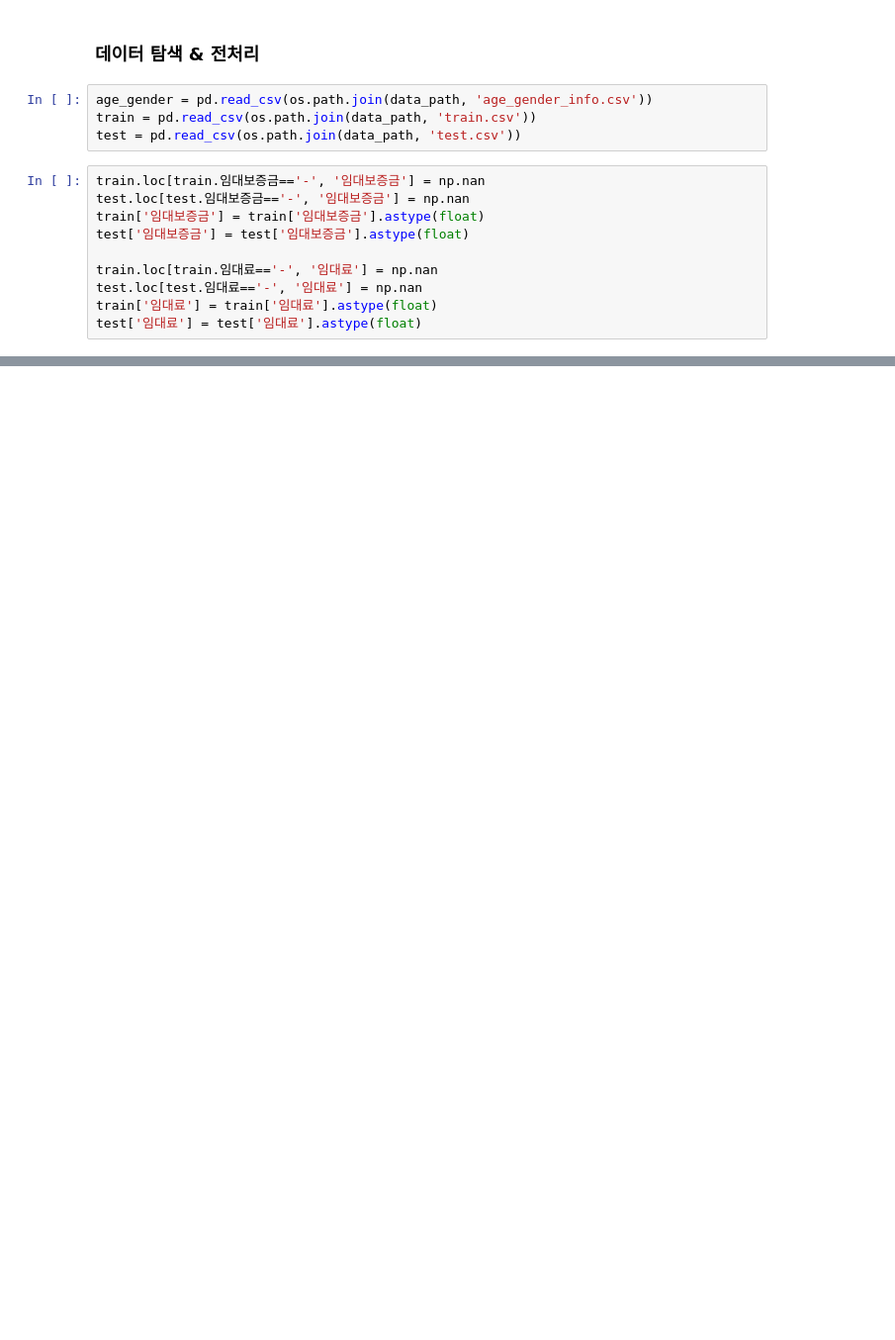
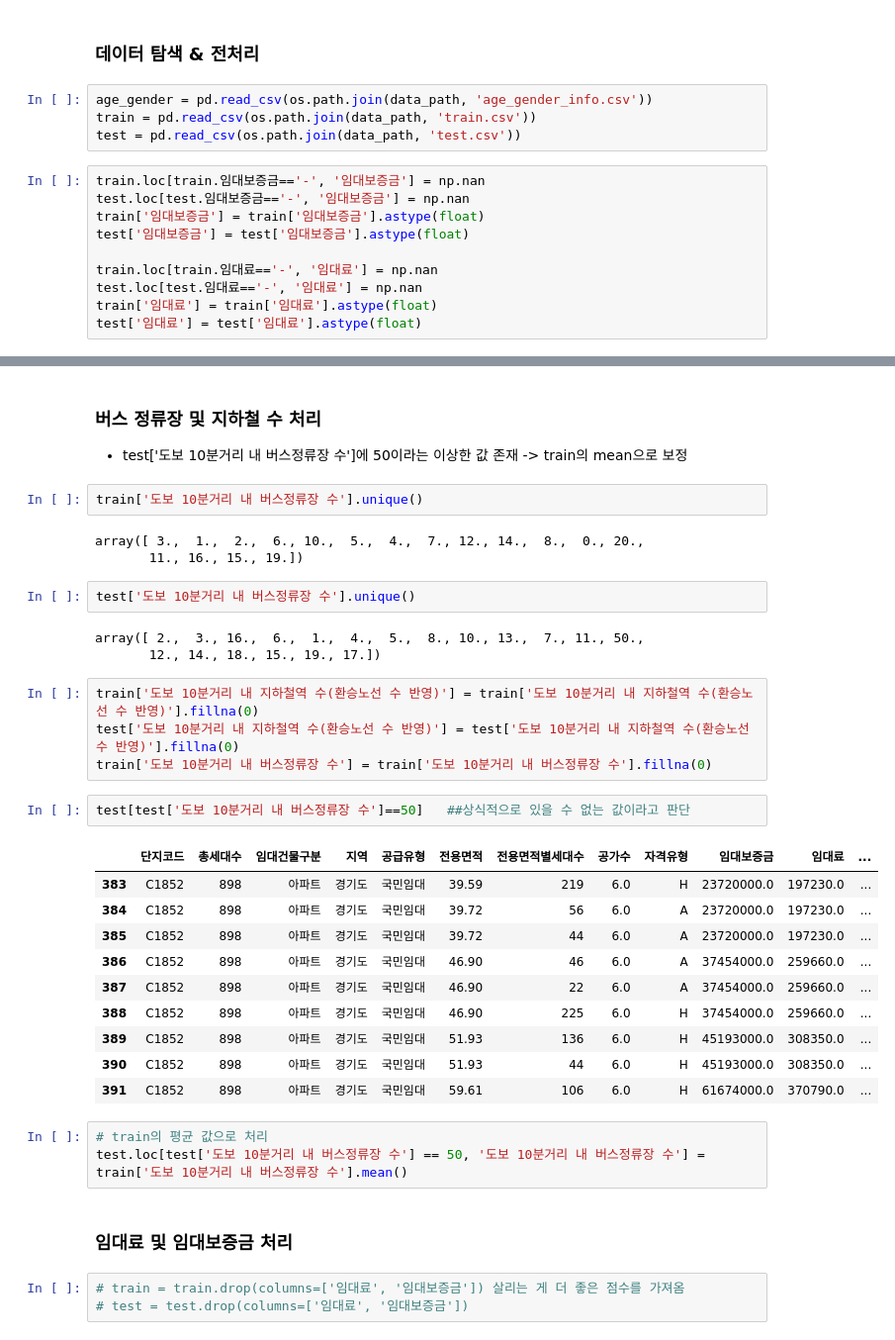
Before and after one commit to inae-kim-99/dacon, a Jupyter notebook: parking_demand_prediction/using_pycaret.ipynb, the cells around one changed output, grey strips where cells are left out. Shown at 99% size. Drawn from its saved outputs; the diff is of its cells as text; blank space fills up the shorter version.

```diff
--- a/parking_demand_prediction/using_pycaret.ipynb
+++ b/parking_demand_prediction/using_pycaret.ipynb
@@ -40,0 +59,38 @@ test['임대료'] = test['임대료'].astype(float)
+# %% [markdown]
+### 버스 정류장 및 지하철 수 처리
+- test['도보 10분거리 내 버스정류장 수']에 50이라는 이상한 값 존재 -> train의 mean으로 보정
+# %%
+train['도보 10분거리 내 버스정류장 수'].unique()
+# %% [output]
+array([ 3.,  1.,  2.,  6., 10.,  5.,  4.,  7., 12., 14.,  8.,  0., 20.,
+       11., 16., 15., 19.])
+# %%
+test['도보 10분거리 내 버스정류장 수'].unique()
+# %% [output]
+array([ 2.,  3., 16.,  6.,  1.,  4.,  5.,  8., 10., 13.,  7., 11., 50.,
+       12., 14., 18., 15., 19., 17.])
+# %%
+train['도보 10분거리 내 지하철역 수(환승노선 수 반영)'] = train['도보 10분거리 내 지하철역 수(환승노선 수 반영)'].fillna(0)
+test['도보 10분거리 내 지하철역 수(환승노선 수 반영)'] = test['도보 10분거리 내 지하철역 수(환승노선 수 반영)'].fillna(0)
+train['도보 10분거리 내 버스정류장 수'] = train['도보 10분거리 내 버스정류장 수'].fillna(0)
+# %%
+test[test['도보 10분거리 내 버스정류장 수']==50]   ##상식적으로 있을 수 없는 값이라고 판단
+# %% [output]
+|  | 단지코드 | 총세대수 | 임대건물구분 | 지역 | 공급유형 | 전용면적 | 전용면적별세대수 | 공가수 | 자격유형 | 임대보증금 | 임대료 | ... |
+| 383 | C1852 | 898 | 아파트 | 경기도 | 국민임대 | 39.59 | 219 | 6.0 | H | 23720000.0 | 197230.0 | ... |
+| 384 | C1852 | 898 | 아파트 | 경기도 | 국민임대 | 39.72 | 56 | 6.0 | A | 23720000.0 | 197230.0 | ... |
+| 385 | C1852 | 898 | 아파트 | 경기도 | 국민임대 | 39.72 | 44 | 6.0 | A | 23720000.0 | 197230.0 | ... |
+| 386 | C1852 | 898 | 아파트 | 경기도 | 국민임대 | 46.90 | 46 | 6.0 | A | 37454000.0 | 259660.0 | ... |
+| 387 | C1852 | 898 | 아파트 | 경기도 | 국민임대 | 46.90 | 22 | 6.0 | A | 37454000.0 | 259660.0 | ... |
+| 388 | C1852 | 898 | 아파트 | 경기도 | 국민임대 | 46.90 | 225 | 6.0 | H | 37454000.0 | 259660.0 | ... |
+| 389 | C1852 | 898 | 아파트 | 경기도 | 국민임대 | 51.93 | 136 | 6.0 | H | 45193000.0 | 308350.0 | ... |
+| 390 | C1852 | 898 | 아파트 | 경기도 | 국민임대 | 51.93 | 44 | 6.0 | H | 45193000.0 | 308350.0 | ... |
+| 391 | C1852 | 898 | 아파트 | 경기도 | 국민임대 | 59.61 | 106 | 6.0 | H | 61674000.0 | 370790.0 | ... |
+# %%
+# train의 평균 값으로 처리
+test.loc[test['도보 10분거리 내 버스정류장 수'] == 50, '도보 10분거리 내 버스정류장 수'] = train['도보 10분거리 내 버스정류장 수'].mean()
+# %% [markdown]
+### 임대료 및 임대보증금 처리
+# %%
+# train = train.drop(columns=['임대료', '임대보증금']) 살리는 게 더 좋은 점수를 가져옴
+# test = test.drop(columns=['임대료', '임대보증금'])
```
Also changed, not shown: parts of 58 cells of this notebook, 1 other file.
